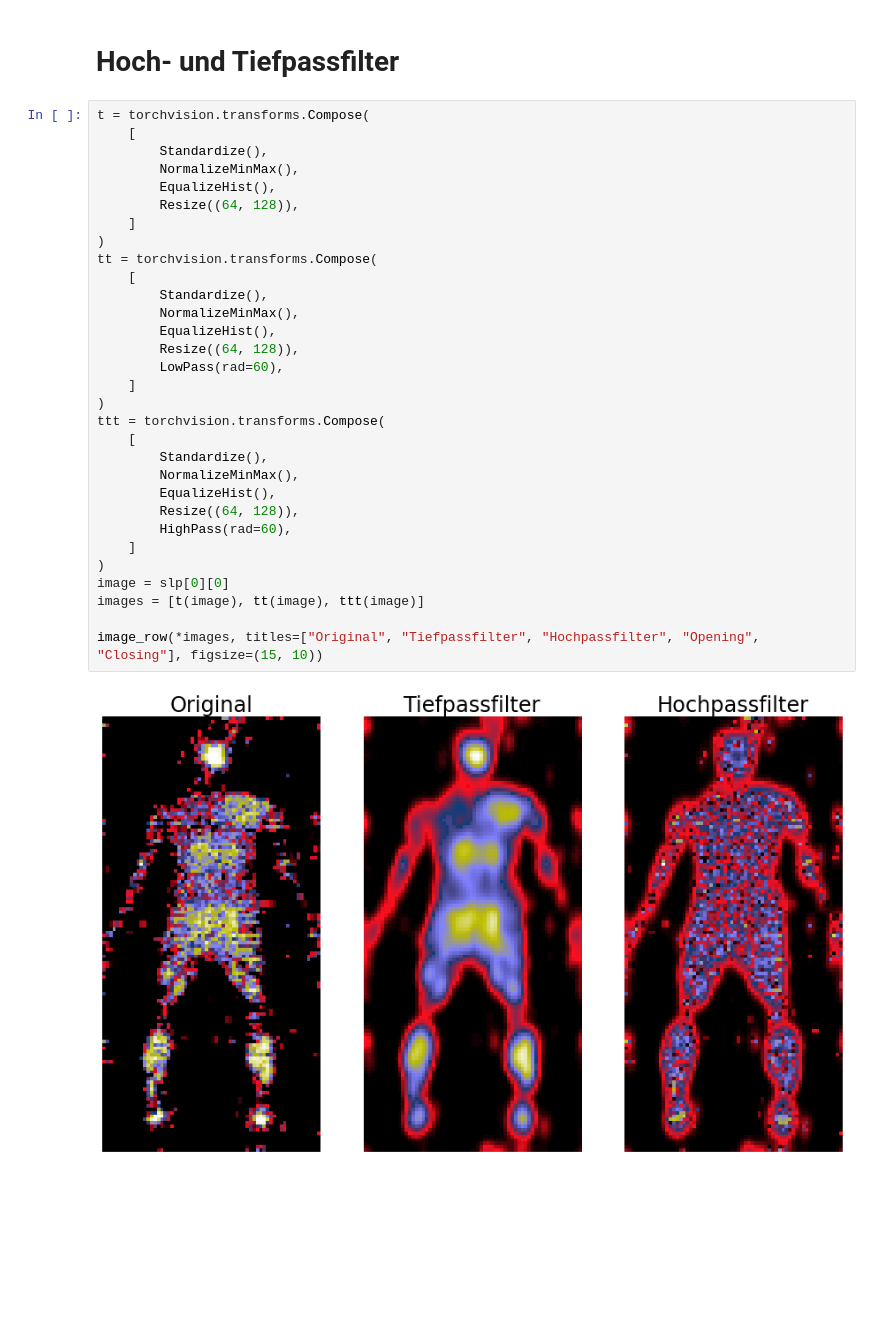
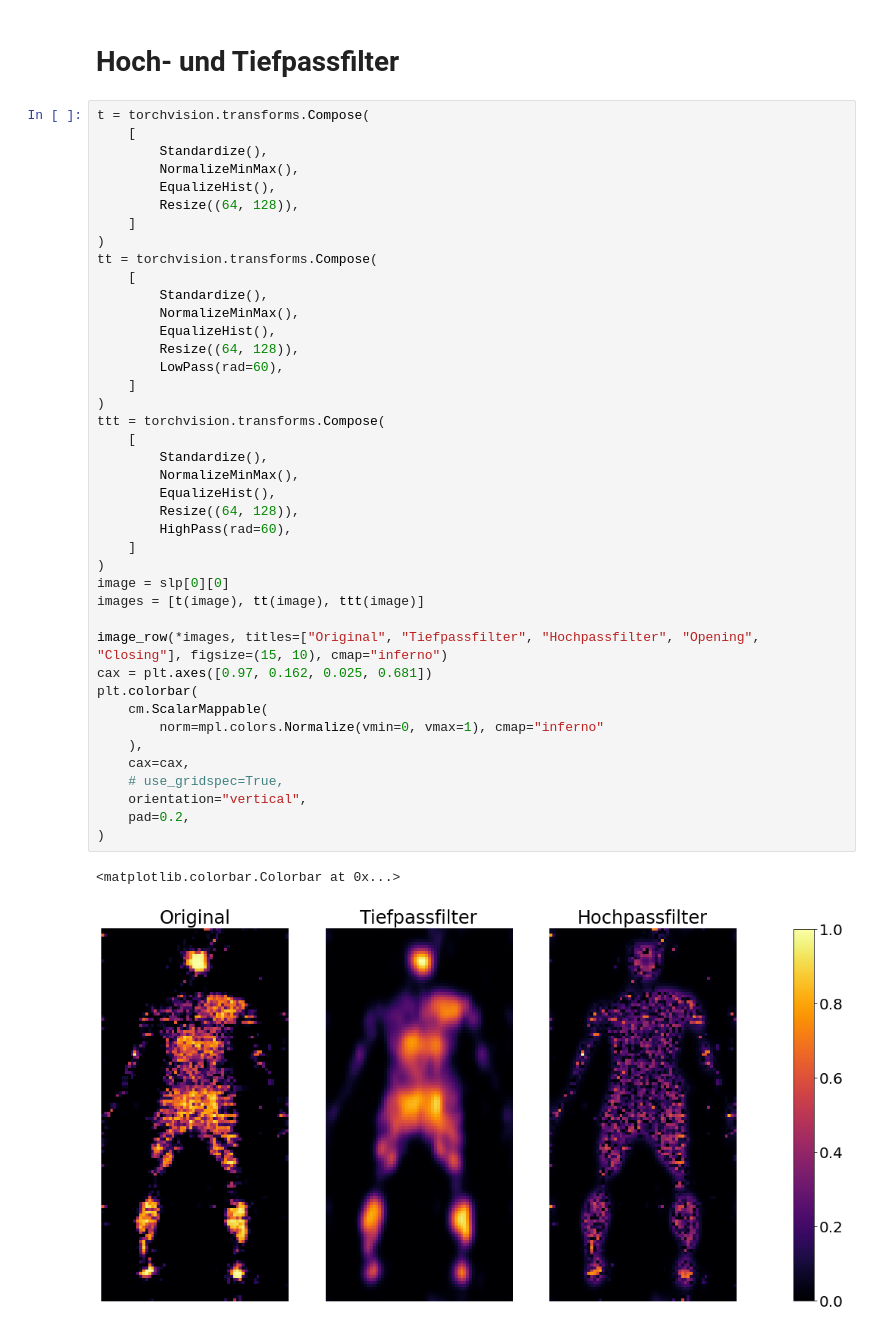
Before and after one commit to jb3rndt/wisemat-posture-classification, a Jupyter notebook: plots.ipynb, the cells around one changed output. Saved outputs shown, nothing was run; the diff lists cells and outputs as text; blank space fills up the shorter version.

```diff
--- a/plots.ipynb
+++ b/plots.ipynb
@@ -221,32 +293,43 @@ image_row(*images, titles=["Original", "Erosion", "Dilation", "Opening", "Closin
 t = torchvision.transforms.Compose(
     [
         Standardize(),
         NormalizeMinMax(),
         EqualizeHist(),
         Resize((64, 128)),
     ]
 )
 tt = torchvision.transforms.Compose(
     [
         Standardize(),
         NormalizeMinMax(),
         EqualizeHist(),
         Resize((64, 128)),
         LowPass(rad=60),
     ]
 )
 ttt = torchvision.transforms.Compose(
     [
         Standardize(),
         NormalizeMinMax(),
         EqualizeHist(),
         Resize((64, 128)),
         HighPass(rad=60),
     ]
 )
 image = slp[0][0]
 images = [t(image), tt(image), ttt(image)]
 
-image_row(*images, titles=["Original", "Tiefpassfilter", "Hochpassfilter", "Opening", "Closing"], figsize=(15, 10))
+image_row(*images, titles=["Original", "Tiefpassfilter", "Hochpassfilter", "Opening", "Closing"], figsize=(15, 10), cmap="inferno")
+cax = plt.axes([0.97, 0.162, 0.025, 0.681])
+plt.colorbar(
+    cm.ScalarMappable(
+        norm=mpl.colors.Normalize(vmin=0, vmax=1), cmap="inferno"
+    ),
+    cax=cax,
+    # use_gridspec=True,
+    orientation="vertical",
+    pad=0.2,
+)
 # %% [output]
+<matplotlib.colorbar.Colorbar at 0x...>
-[figure, old version]
+[figure, new version]
```
Also changed, not shown: parts of 19 cells of this notebook, 2 other files.
